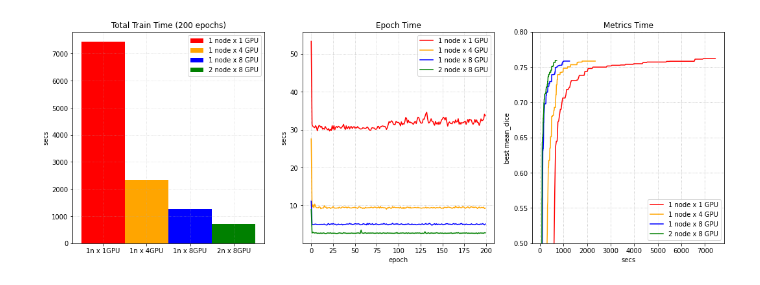
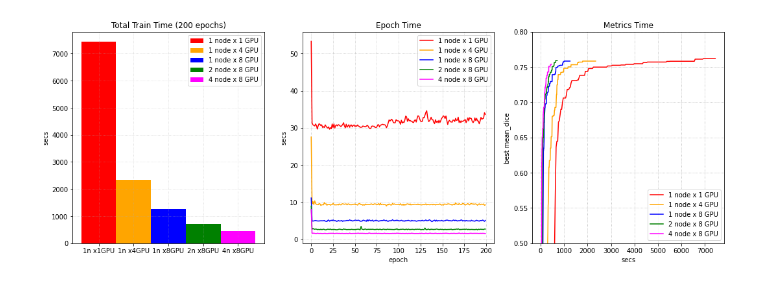
Before and after one commit to YuanTingHsieh/Tutorials, a Jupyter notebook: draw_distributed.ipynb, the cells around one changed output. Drawn from its saved outputs; the diff is of its cells as text; code cells hidden in the pictures.

Commit message:
Add 4 node result

```diff
--- a/draw_distributed.ipynb
+++ b/draw_distributed.ipynb
@@ -38,49 +52,56 @@ x1, y1, z1, total_time_1 = parse_log(result_home + '1419246/joblog.log')
 x2, y2, z2, total_time_2 = parse_log(result_home + '1419250/joblog.log')
 x3, y3, z3, total_time_3 = parse_log(result_home + '1419251/joblog.log')
 x4, y4, z4, total_time_4 = parse_log(result_home + '1419287/joblog.log')
-y4 = (np.array(y4[::2]) + np.array(y4[1::2])) / 2
-total_time_4 = (np.array(total_time_4[::2]) + np.array(total_time_4[1::2])) / 2
+x5, y5, z5, total_time_5 = parse_log(result_home + '1429816/joblog.log')
+y4 = avg_by_node(y4, 2)
+total_time_4 = avg_by_node(total_time_4, 2)
+y5 = avg_by_node(y5, 4)
+total_time_5 = avg_by_node(total_time_5, 4)
 # %%
 # pre training dice is 0
 z1 = [0] + z1
 z2 = [0] + z2
 z3 = [0] + z3
 z4 = [0] + z4
+z5 = [0] + z5
 # %%
 plt.figure('train', (18, 6))
 plt.subplot(1, 3, 1)
 plt.title('Total Train Time (200 epochs)')
-plt.bar('1n x 1GPU', 7437, 1, label='1 node x 1 GPU', color='red')
-plt.bar('1n x 4GPU', 2345, 1, label='1 node x 4 GPU', color='orange')
-plt.bar('1n x 8GPU', 1258, 1, label='1 node x 8 GPU', color='blue')
-plt.bar('2n x 8GPU', 713, 1, label='2 node x 8 GPU', color='green')
+plt.bar('1n x1GPU', 7437, 1, label='1 node x 1 GPU', color='red')
+plt.bar('1n x4GPU', 2345, 1, label='1 node x 4 GPU', color='orange')
+plt.bar('1n x8GPU', 1258, 1, label='1 node x 8 GPU', color='blue')
+plt.bar('2n x8GPU', 713, 1, label='2 node x 8 GPU', color='green')
+plt.bar('4n x8GPU', 459, 1, label='4 node x 8 GPU', color='magenta')
 plt.ylabel('secs')
 plt.grid(alpha=0.5, linestyle=':')
 plt.legend(loc='best')
 
 plt.subplot(1, 3, 2)
 plt.title('Epoch Time')
 plt.xlabel('epoch')
 plt.ylabel('secs')
 plt.plot(x1, y1, label='1 node x 1 GPU', color='red')
 plt.plot(x1, y2, label='1 node x 4 GPU', color='orange')
 plt.plot(x1, y3, label='1 node x 8 GPU', color='blue')
 plt.plot(x1, y4, label='2 node x 8 GPU', color='green')
+plt.plot(x1, y5, label='4 node x 8 GPU', color='magenta')
 plt.grid(alpha=0.8, linestyle=':')
 plt.legend(loc='best')
 
 plt.subplot(1, 3, 3)
 plt.title('Metrics Time')
 plt.xlabel('secs')
 plt.ylabel('best mean_dice')
-plt.plot(total_time_1,z1, label='1 node x 1 GPU', color='red')
-plt.plot(total_time_2,z2, label='1 node x 4 GPU', color='orange')
-plt.plot(total_time_3,z3, label='1 node x 8 GPU', color='blue')
-plt.plot(total_time_4,z4, label='2 node x 8 GPU', color='green')
+plt.plot(total_time_1, z1, label='1 node x 1 GPU', color='red')
+plt.plot(total_time_2, z2, label='1 node x 4 GPU', color='orange')
+plt.plot(total_time_3, z3, label='1 node x 8 GPU', color='blue')
+plt.plot(total_time_4, z4, label='2 node x 8 GPU', color='green')
+plt.plot(total_time_5, z5, label='4 node x 8 GPU', color='magenta')
 axes = plt.gca()
 axes.set_ylim([0.5, 0.8])
 plt.grid(alpha=1.0, linestyle=':')
 plt.legend(loc='best')
 plt.show()
 # %% [output]
-[figure, old version]
+[figure, new version]
```
Also changed, not shown: parts of 1 cell of this notebook.
